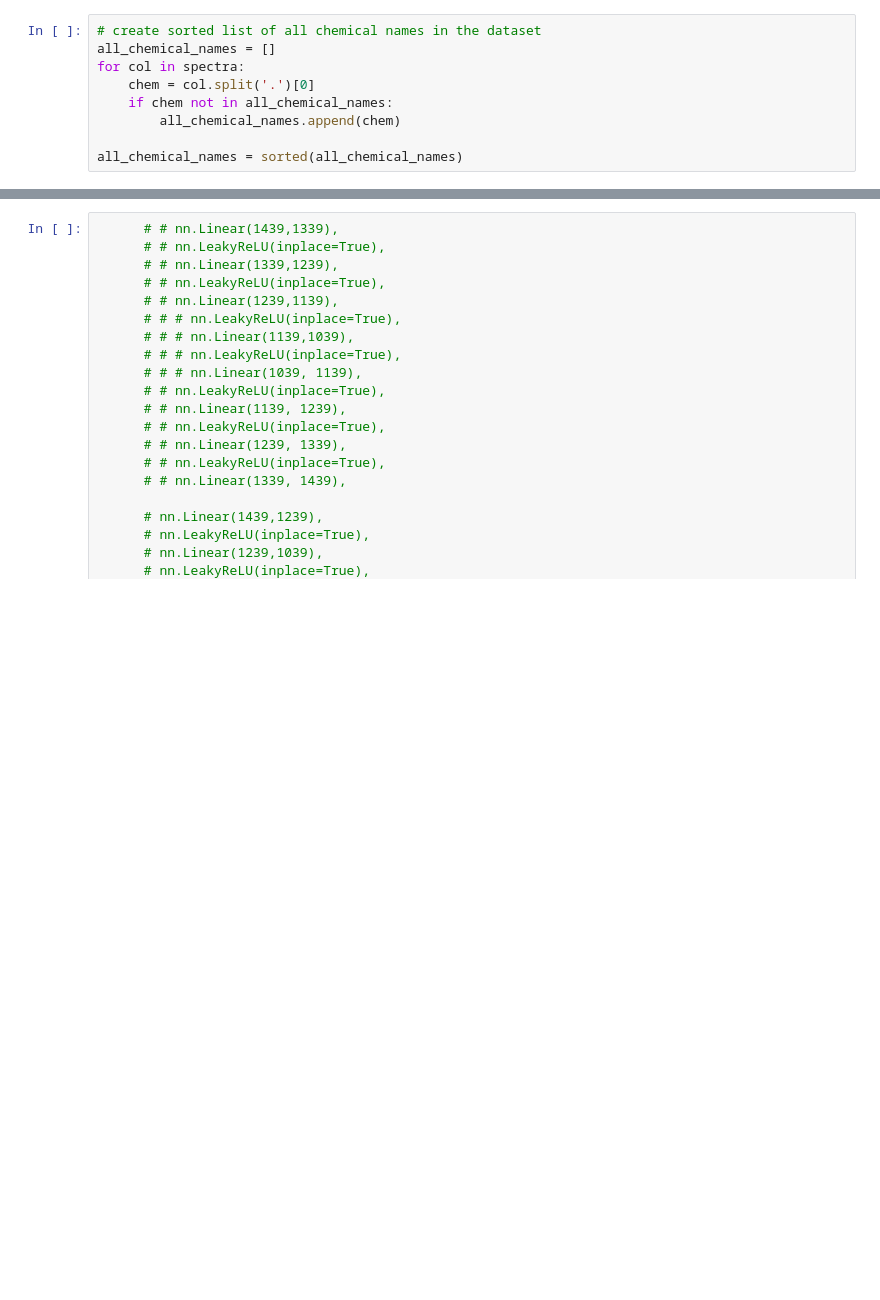
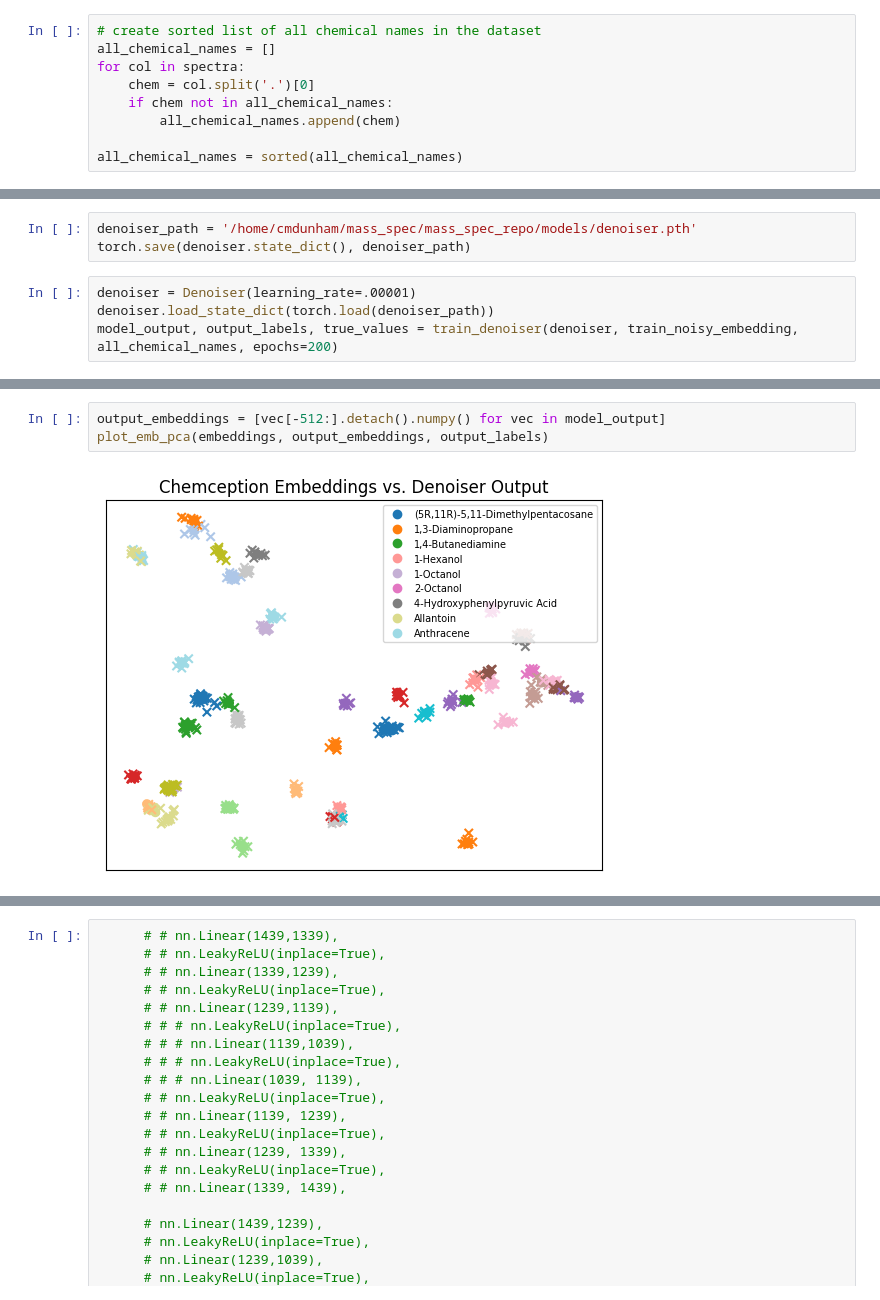
Before and after one commit to CateMerfeld/mass_spec, a Jupyter notebook: single_model/denoiser.ipynb, the cells around one changed output, grey strips where cells are left out. Cells and saved outputs as stored; diff of their text form; blank space fills up the shorter version.

```diff
--- a/single_model/denoiser.ipynb
+++ b/single_model/denoiser.ipynb
@@ -251,0 +320,7 @@ plot_emb_pca(embeddings, output_embeddings, output_labels)
+# %%
+denoiser_path = '/home/cmdunham/mass_spec/mass_spec_repo/models/denoiser.pth'
+torch.save(denoiser.state_dict(), denoiser_path)
+# %%
+denoiser = Denoiser(learning_rate=.00001)
+denoiser.load_state_dict(torch.load(denoiser_path))
+model_output, output_labels, true_values = train_denoiser(denoiser, train_noisy_embedding, all_chemical_names, epochs=200)
@@ -251,0 +348,5 @@ plot_emb_pca(embeddings, output_embeddings, output_labels)
+# %%
+output_embeddings = [vec[-512:].detach().numpy() for vec in model_output]
+plot_emb_pca(embeddings, output_embeddings, output_labels)
+# %% [output]
+[figure, added]
```
Also changed, not shown: parts of 11 cells of this notebook, 1 other file.
